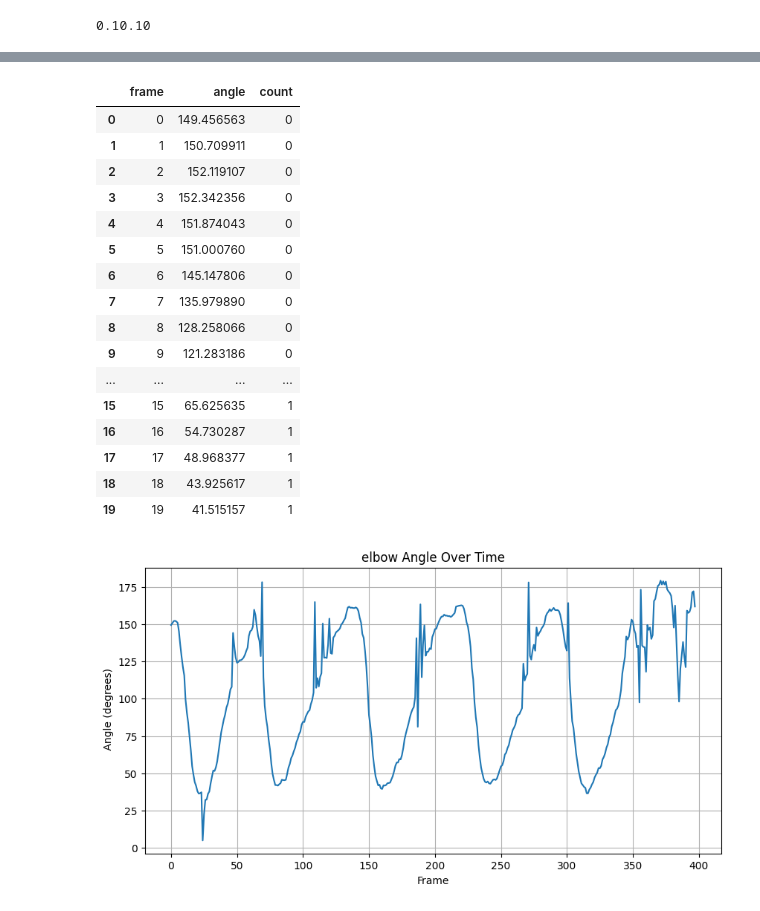
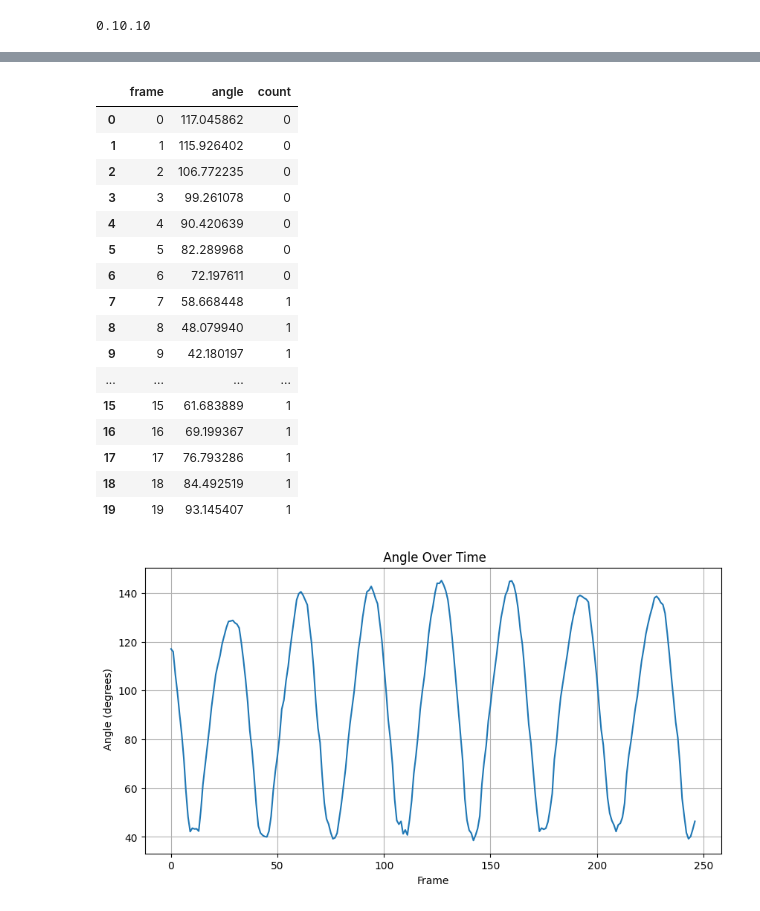
Before and after one commit to tamannaju/exercise-counter, a Jupyter notebook: notebooks/run_video.ipynb, the cells around one changed output, grey strips where cells are left out. Saved outputs shown, nothing was run; the diff lists cells and outputs as text; code cells hidden in the pictures.

```diff
--- a/notebooks/run_video.ipynb
+++ b/notebooks/run_video.ipynb
@@ -19,6 +19,6 @@ from counter import SquatCounter, PushupCounter, PullupCounter
 from utils import calculate_angle
 # %%
-mode = input("Select exercise (s = squat, p = pushup, l = pullup): ").lower()
+mode = input("Select exercise (s = squat, p = pushup, l = pullup, c = crunch): ").lower()
 #mode="p"
 if mode == "s":
     counter = SquatCounter()
@@ -35,13 +35,17 @@ elif mode == "l":
     joint_ids = (12, 14, 16)  # shoulder, elbow, wrist
     exercise_name = "Pullups"
 
+elif mode == "c":
+    counter = CrunchCounter()
+    joint_ids = (12, 24, 26)  # shoulder, hip, knee
+    exercise_name = "Crunchs"
 else:
-    raise ValueError("Invalid mode. Use 's' or 'p' or 'pl'.")
+    raise ValueError("Invalid mode. Use 's' or 'p' or 'l' or 'c'.")
 # %%
-VIDEO_IN = Path("D:\python Practice\exercise-counter\data\istockphoto-1354428390-640_adpp_is.mp4")
-VIDEO_OUT = Path("../results/annotated_video_4.mp4")
-CSV_OUT = Path("../results/reps_4.csv")
-PLOT_OUT = Path("../results/angle_plot_4.png")
+VIDEO_IN = Path("D:\python Practice\exercise-counter\data\istockphoto-1309273813-640_adpp_is.mp4")
+VIDEO_OUT = Path("../results/annotated_video_cn.mp4")
+CSV_OUT = Path("../results/reps_cn.csv")
+PLOT_OUT = Path("../results/angle_plot_cn.png")
 
 # Make sure these exist
 assert VIDEO_IN.exists(), "Input video not found"
@@ -141,33 +145,33 @@ df.to_csv(CSV_OUT, index=False)
 df.head(20)
 # %% [output]
 |  | frame | angle | count |
-| 0 | 0 | 149.456563 | 0 |
-| 1 | 1 | 150.709911 | 0 |
-| 2 | 2 | 152.119107 | 0 |
-| 3 | 3 | 152.342356 | 0 |
-| 4 | 4 | 151.874043 | 0 |
-| 5 | 5 | 151.000760 | 0 |
-| 6 | 6 | 145.147806 | 0 |
-| 7 | 7 | 135.979890 | 0 |
-| 8 | 8 | 128.258066 | 0 |
-| 9 | 9 | 121.283186 | 0 |
+| 0 | 0 | 117.045862 | 0 |
+| 1 | 1 | 115.926402 | 0 |
+| 2 | 2 | 106.772235 | 0 |
+| 3 | 3 | 99.261078 | 0 |
+| 4 | 4 | 90.420639 | 0 |
+| 5 | 5 | 82.289968 | 0 |
+| 6 | 6 | 72.197611 | 0 |
+| 7 | 7 | 58.668448 | 1 |
+| 8 | 8 | 48.079940 | 1 |
+| 9 | 9 | 42.180197 | 1 |
 | ... | ... | ... | ... |
-| 15 | 15 | 65.625635 | 1 |
-| 16 | 16 | 54.730287 | 1 |
-| 17 | 17 | 48.968377 | 1 |
-| 18 | 18 | 43.925617 | 1 |
-| 19 | 19 | 41.515157 | 1 |
+| 15 | 15 | 61.683889 | 1 |
+| 16 | 16 | 69.199367 | 1 |
+| 17 | 17 | 76.793286 | 1 |
+| 18 | 18 | 84.492519 | 1 |
+| 19 | 19 | 93.145407 | 1 |
 # %%
 plt.figure(figsize=(10,5))
 plt.plot(df["frame"], df["angle"])
 plt.xlabel("Frame")
 plt.ylabel(" Angle (degrees)")
-plt.title("elbow Angle Over Time")
+plt.title(" Angle Over Time")
 plt.grid(True)
 plt.savefig(PLOT_OUT)
 plt.show()
 # %% [output]
-[figure, old version]
+[figure, new version]
 # %%
 print(f"Total exercise in the video: {counter.count}")
 # %% [output]
```
Also changed, not shown: parts of 2 cells of this notebook.
